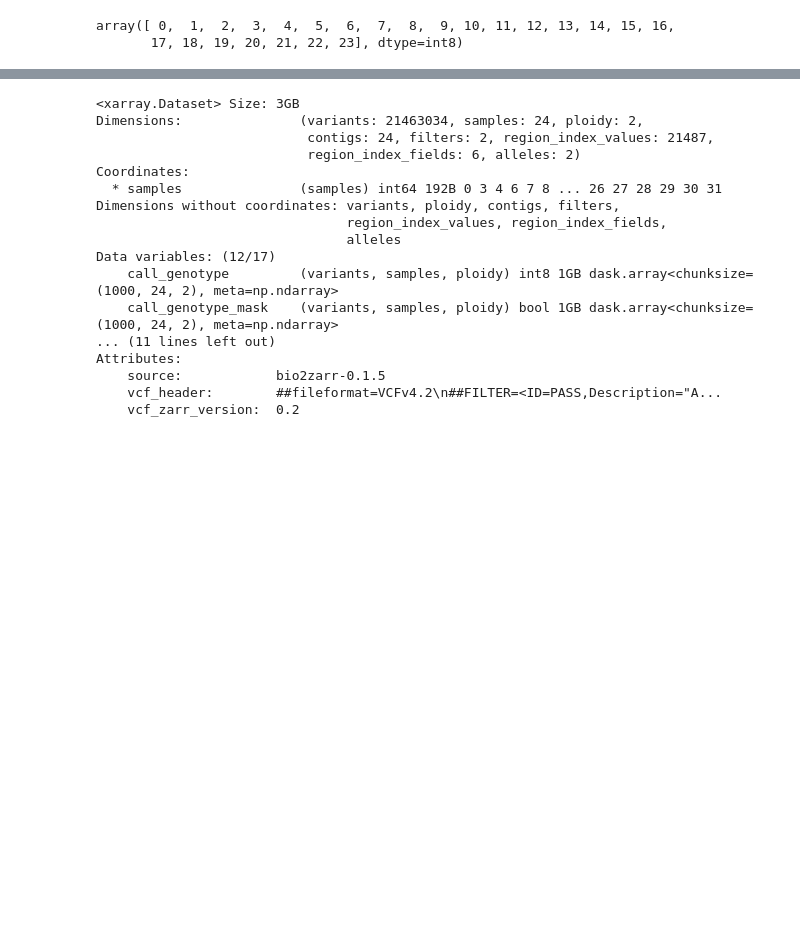
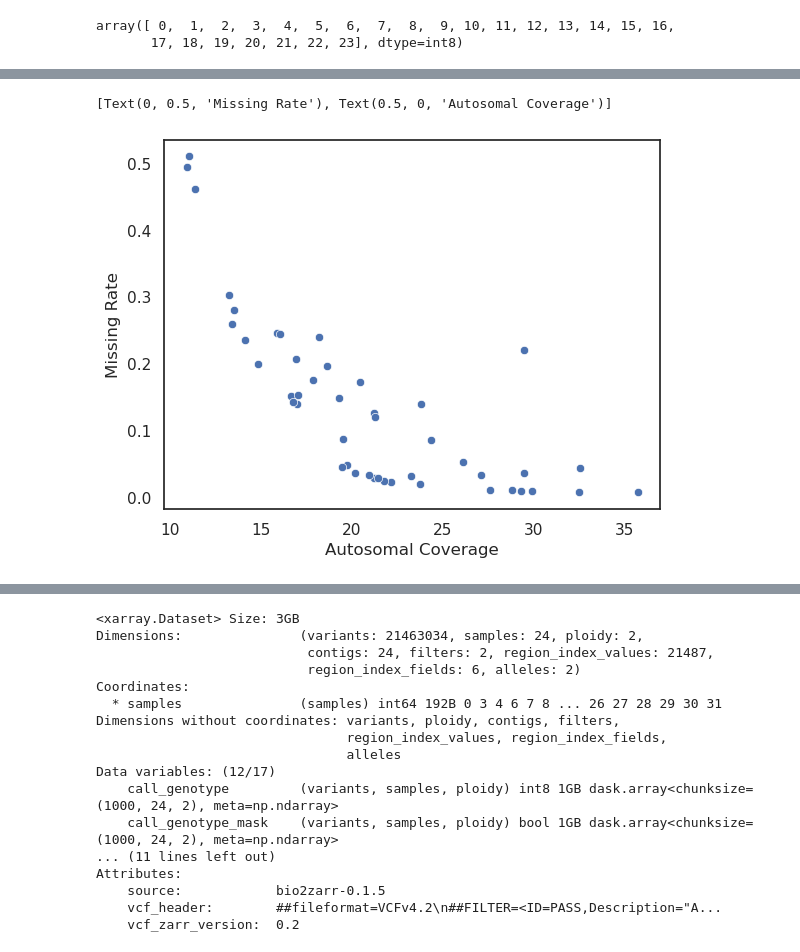
Before and after one commit to erikfogh/selection_primates, a Jupyter notebook: notebooks/pilot04_gorilla_window_diversity.ipynb, the cells around one changed output, grey strips where cells are left out. Cells and saved outputs as stored; diff of their text form; code cells hidden in the pictures; blank space fills up the shorter version.

```diff
--- a/notebooks/pilot04_gorilla_window_diversity.ipynb
+++ b/notebooks/pilot04_gorilla_window_diversity.ipynb
@@ -39,3 +39,5 @@ pd.Series(ds["variant_contig"]).unique() #unique or value_counts to determine co
 # %% [output]
 array([ 0,  1,  2,  3,  4,  5,  6,  7,  8,  9, 10, 11, 12, 13, 14, 15, 16,
        17, 18, 19, 20, 21, 22, 23], dtype=int8)
+# %%
+missing_rate = ds.call_genotype_mask[:,:,0].sum(axis=0).values/ds.call_genotype_mask[:,:,0].count(axis=0).values
@@ -41,0 +57,7 @@ array([ 0,  1,  2,  3,  4,  5,  6,  7,  8,  9, 10, 11, 12, 13, 14, 15, 16,
+# %%
+g = sns.scatterplot(y=missing_rate,
+                x=df_x_only.loc[df_x_only.ID.isin(ds.sample_id.values)].sort_values(by="ID").aut_cov)
+g.set(ylabel="Missing Rate", xlabel="Autosomal Coverage")
+# %% [output]
+[Text(0, 0.5, 'Missing Rate'), Text(0.5, 0, 'Autosomal Coverage')]
+[figure, added]
```
Also changed, not shown: parts of 57 cells of this notebook.
